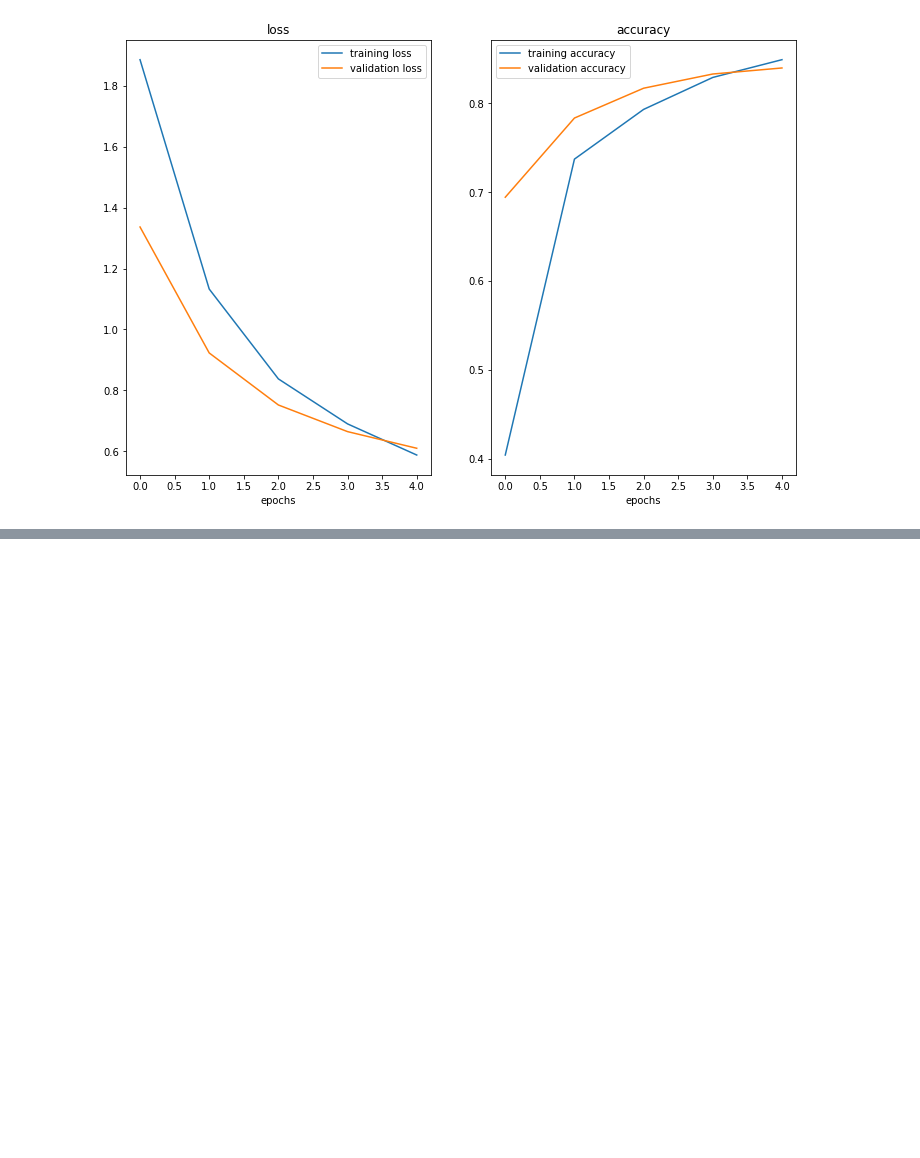
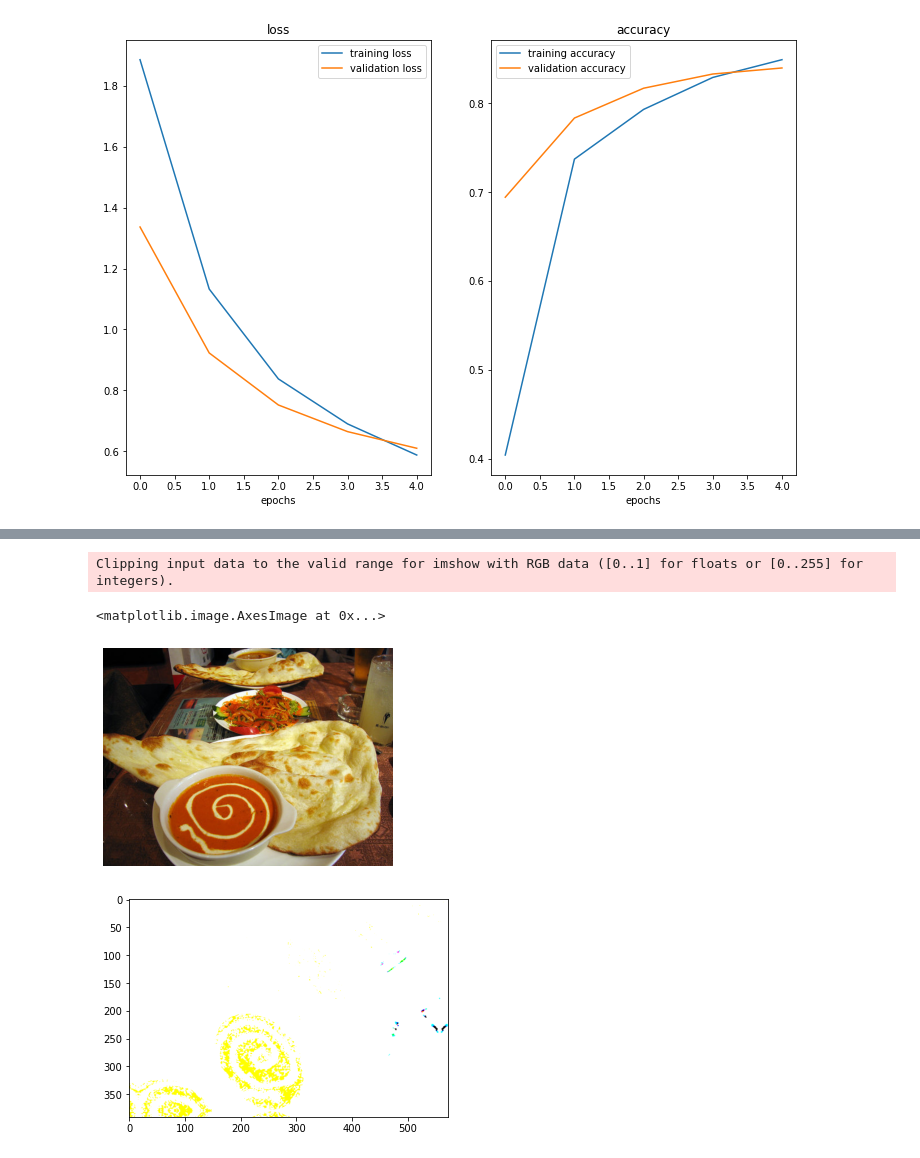
Before and after one commit to 86lekwenshiung/Neural-Network-with-Tensorflow, a Jupyter notebook: 05_Transfer_Learning_with_Tensorflow_Part_2.ipynb, the cells around one changed output, grey strips where cells are left out. Cells and saved outputs as stored; diff of their text form; code cells hidden in the pictures; blank space fills up the shorter version.

```diff
--- a/05_Transfer_Learning_with_Tensorflow_Part_2.ipynb
+++ b/05_Transfer_Learning_with_Tensorflow_Part_2.ipynb
@@ -434,0 +511,8 @@ plot_loss_curves(history_0)
+# %%
+data_augmentation = keras.Sequential([
+                                      preprocessing.RandomFlip('horizontal'),
+                                      preprocessing.RandomRotation(0.2),
+                                      preprocessing.RandomZoom(0.2),
+                                      preprocessing.RandomHeight(0.2),
+                                      preprocessing.RandomWidth(0.2),
+], name = 'augmentation')
@@ -434,0 +523,18 @@ plot_loss_curves(history_0)
+# %%
+# Augmentated Data is not normalised , therefore the effect show below
+sample_path = '/content/10_food_classes_10_percent/train/chicken_curry/'
+random_image = sample_path + '/' + random.choice(os.listdir(sample_path))
+
+img = plt.imread(random_image)
+aug_img = data_augmentation(img)
+plt.axis(False)
+
+plt.imshow(img)
+
+plt.figure()
+plt.imshow(aug_img)
+# %% [output]
+Clipping input data to the valid range for imshow with RGB data ([0..1] for floats or [0..255] for integers).
+<matplotlib.image.AxesImage at 0x...>
+[figure, added]
+[figure, added]
```
Also changed, not shown: parts of 9 cells of this notebook.
